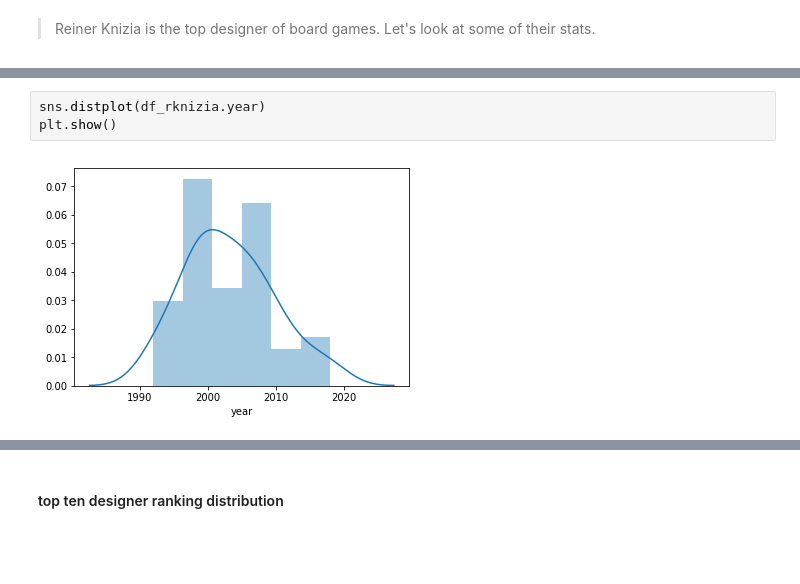
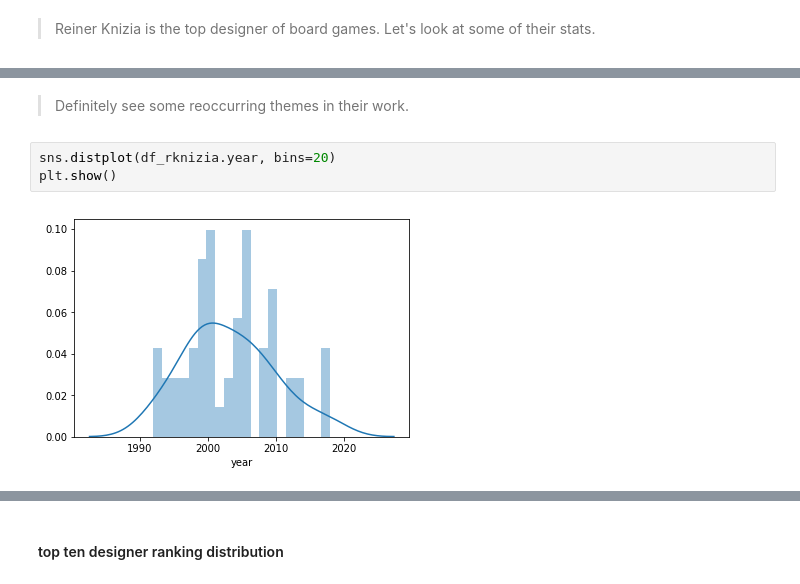
Before and after one commit to misty-garcia/board_games, a Jupyter notebook: top_games.ipynb, the cells around one changed output, grey strips where cells are left out. Cells and saved outputs as stored; diff of their text form; blank space fills up the shorter version.

```diff
--- a/top_games.ipynb
+++ b/top_games.ipynb
@@ -518,6 +523,8 @@ City Building                 2
 dtype: int64
+# %% [markdown]
+> Definitely see some reoccurring themes in their work.
 # %%
-sns.distplot(df_rknizia.year)
+sns.distplot(df_rknizia.year, bins=20)
 plt.show()
 # %% [output]
-[figure, old version]
+[figure, new version]
```
Also changed, not shown: parts of 29 cells of this notebook.
